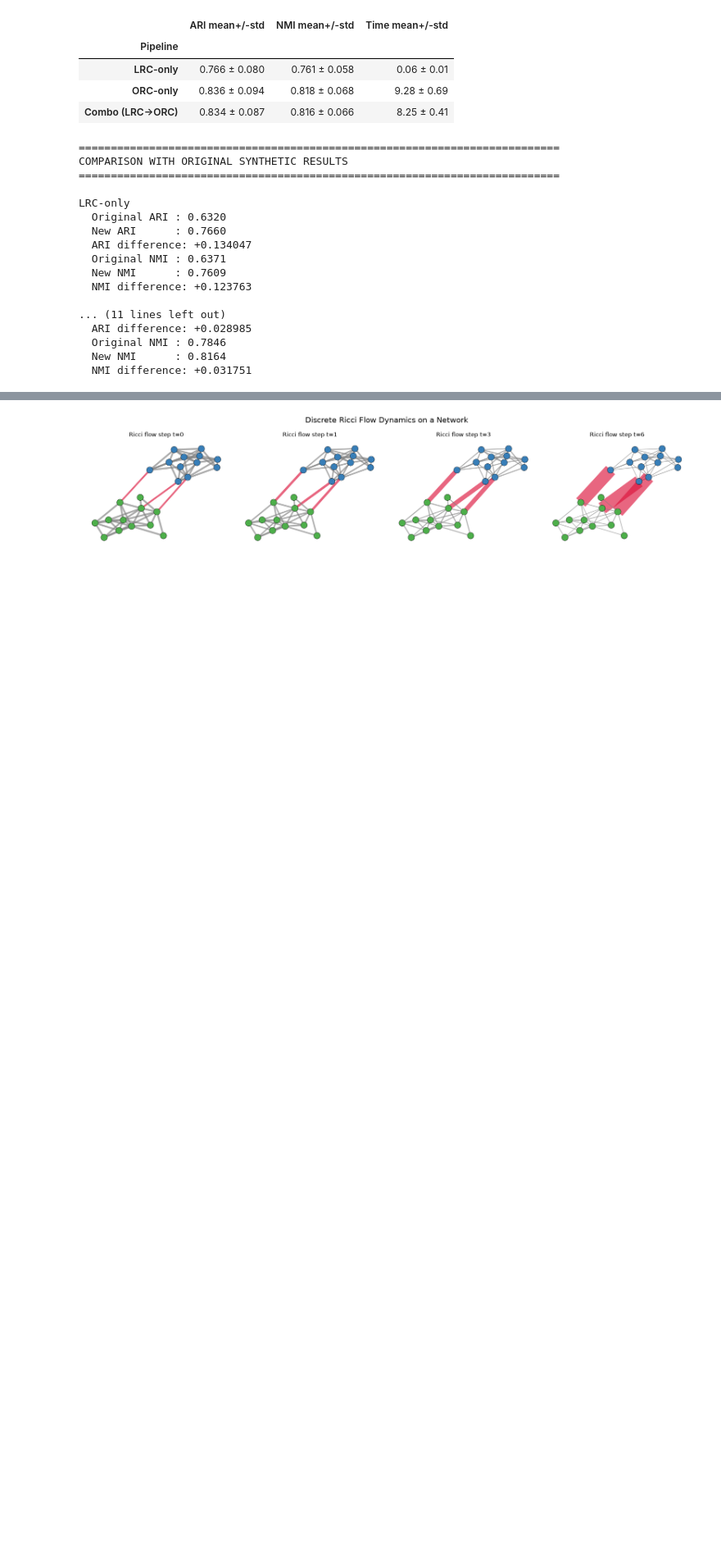
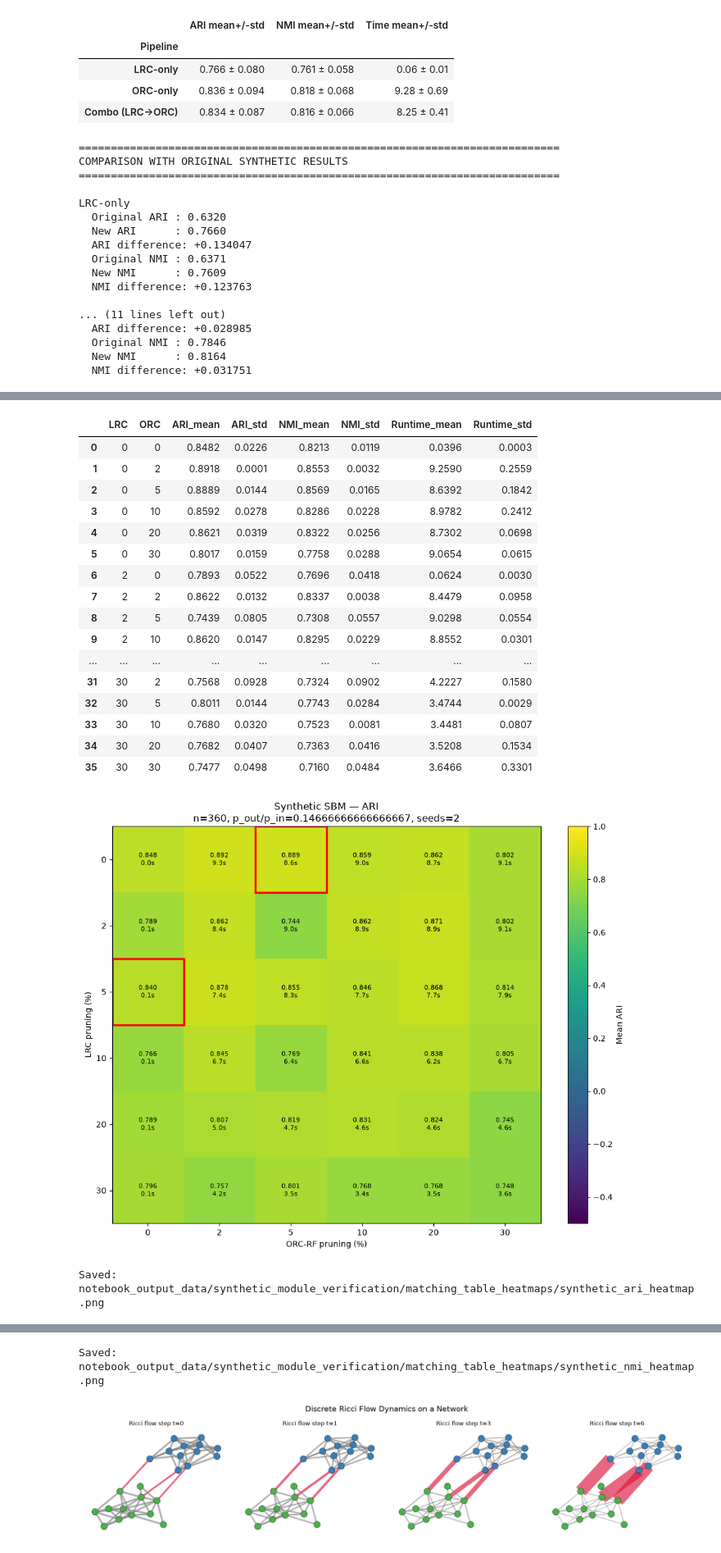
Before and after one commit to Avin-Kolahdooz/curvature-guided-community-detection, a Jupyter notebook: Synthetic_Module_Verification.ipynb, the cells around one changed output, grey strips where cells are left out. Shown at 82% size. Saved outputs shown, nothing was run; the diff lists cells and outputs as text; code cells hidden in the pictures; blank space fills up the shorter version.

```diff
--- a/Synthetic_Module_Verification.ipynb
+++ b/Synthetic_Module_Verification.ipynb
@@ -2694,57 +2724,4 @@ def plot_heatmap(metric):
 
 plot_heatmap("ARI")
 plot_heatmap("NMI")
-
-
-# ============================================================
-# 5. EXTRACT THE TABLE FROM THE EXACT SAME RESULTS
-# ============================================================
-
-METHODS = [
-    ("LRC-only", PCT_LRC_ONLY, 0),
-    ("ORC-only", 0, PCT_ORC_ONLY),
-    ("Combo (LRC->ORC)", PCT_LRC_COMBO, PCT_ORC_COMBO),
-]
-
-table_rows = []
-
-for method, lrc_pct, orc_pct in METHODS:
-
-    if (
-        lrc_pct not in LRC_VALUES
-        or orc_pct not in ORC_VALUES
-    ):
-        raise ValueError(
-            f"{method} configuration is not on the heatmap grid"
-        )
-
-    subset = raw_df[
-        (raw_df["LRC"] == lrc_pct)
-        & (raw_df["ORC"] == orc_pct)
-    ]
-
-    def mean_std(column, digits=3):
-        mean = subset[column].mean()
-        std = subset[column].std(ddof=1)
-        return f"{mean:.{digits}f} ± {std:.{digits}f}"
-
-    table_rows.append({
-        "Method": method,
-        "LRC (%)": lrc_pct,
-        "ORC (%)": orc_pct,
-        "ARI": mean_std("ARI"),
-        "NMI": mean_std("NMI"),
-        "Runtime (s)": mean_std("Runtime", 2),
-    })
-
-comparison_table = pd.DataFrame(table_rows)
-
-print("\nMATCHING TABLE — SAME DATA AS HEATMAPS")
-display(comparison_table)
-
-comparison_table.to_csv(
-    OUTPUT_DIR / "synthetic_method_comparison.csv",
-    index=False
-)
-
-print("\nAll outputs saved in:", OUTPUT_DIR)
+# %% [output]
@@ -2750,0 +2745,19 @@ print("\nAll outputs saved in:", OUTPUT_DIR)
+|  | LRC | ORC | ARI_mean | ARI_std | NMI_mean | NMI_std | Runtime_mean | Runtime_std |
+| 0 | 0 | 0 | 0.8482 | 0.0226 | 0.8213 | 0.0119 | 0.0396 | 0.0003 |
+| 1 | 0 | 2 | 0.8918 | 0.0001 | 0.8553 | 0.0032 | 9.2590 | 0.2559 |
+| 2 | 0 | 5 | 0.8889 | 0.0144 | 0.8569 | 0.0165 | 8.6392 | 0.1842 |
+| 3 | 0 | 10 | 0.8592 | 0.0278 | 0.8286 | 0.0228 | 8.9782 | 0.2412 |
+| 4 | 0 | 20 | 0.8621 | 0.0319 | 0.8322 | 0.0256 | 8.7302 | 0.0698 |
+| 5 | 0 | 30 | 0.8017 | 0.0159 | 0.7758 | 0.0288 | 9.0654 | 0.0615 |
+| 6 | 2 | 0 | 0.7893 | 0.0522 | 0.7696 | 0.0418 | 0.0624 | 0.0030 |
+| 7 | 2 | 2 | 0.8622 | 0.0132 | 0.8337 | 0.0038 | 8.4479 | 0.0958 |
+| 8 | 2 | 5 | 0.7439 | 0.0805 | 0.7308 | 0.0557 | 9.0298 | 0.0554 |
+| 9 | 2 | 10 | 0.8620 | 0.0147 | 0.8295 | 0.0229 | 8.8552 | 0.0301 |
+| ... | ... | ... | ... | ... | ... | ... | ... | ... |
+| 31 | 30 | 2 | 0.7568 | 0.0928 | 0.7324 | 0.0902 | 4.2227 | 0.1580 |
+| 32 | 30 | 5 | 0.8011 | 0.0144 | 0.7743 | 0.0284 | 3.4744 | 0.0029 |
+| 33 | 30 | 10 | 0.7680 | 0.0320 | 0.7523 | 0.0081 | 3.4481 | 0.0807 |
+| 34 | 30 | 20 | 0.7682 | 0.0407 | 0.7363 | 0.0416 | 3.5208 | 0.1534 |
+| 35 | 30 | 30 | 0.7477 | 0.0498 | 0.7160 | 0.0484 | 3.6466 | 0.3301 |
+[figure, added]
+Saved: notebook_output_data/synthetic_module_verification/matching_table_heatmaps/synthetic_ari_heatmap.png
@@ -2751,3 +2765,4 @@ print("\nAll outputs saved in:", OUTPUT_DIR)
+Saved: notebook_output_data/synthetic_module_verification/matching_table_heatmaps/synthetic_nmi_heatmap.png
 # %%
 import numpy as np
 import networkx as nx
```
Also changed, not shown: parts of 7 cells of this notebook, 2 other files.
